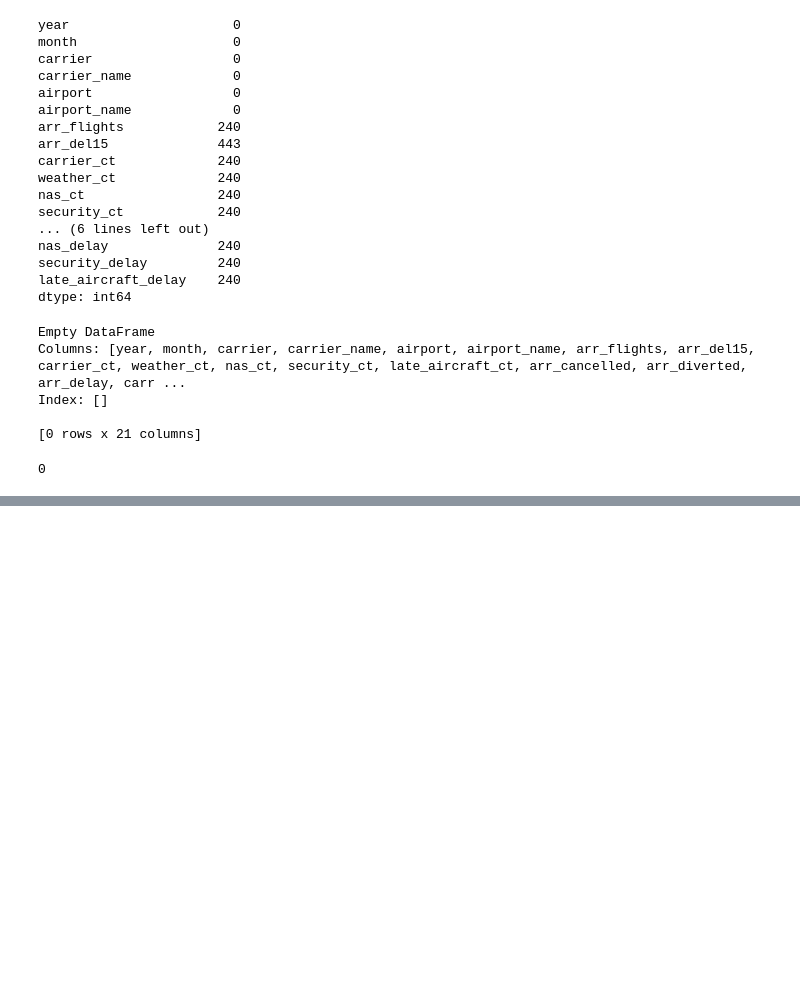
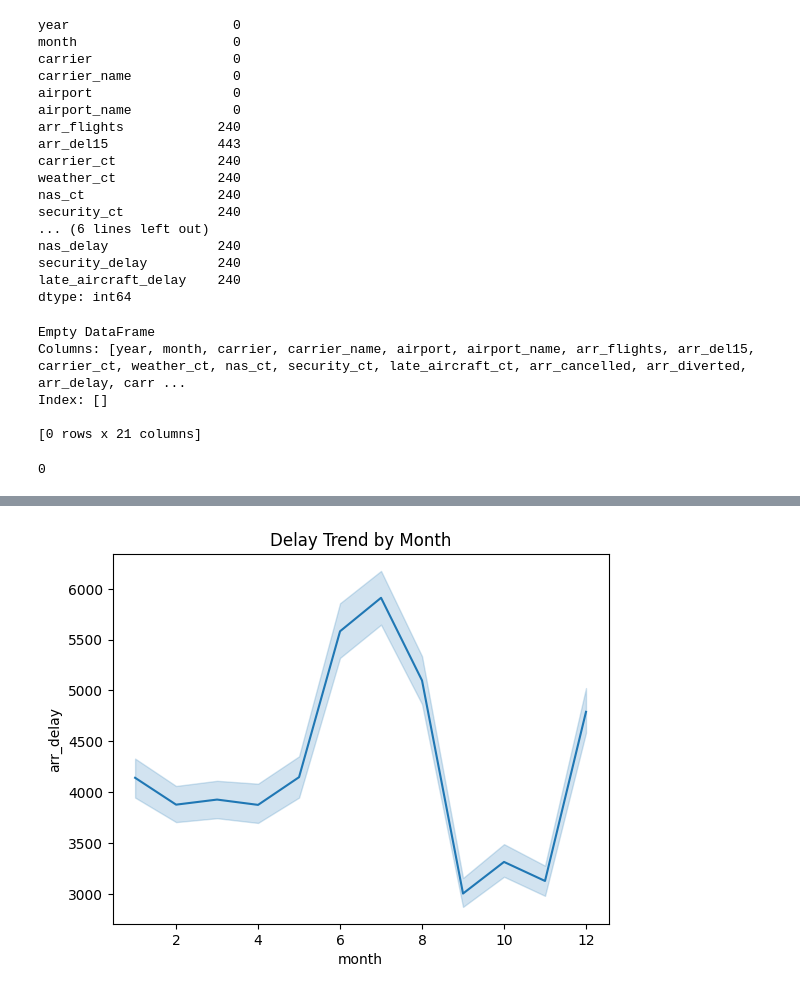
Before and after one commit to santoshkhadk/airline-delay-pipeline, a Jupyter notebook: notebook/airline-delay.ipynb, the cells around one changed output, grey strips where cells are left out. Drawn from its saved outputs; the diff is of its cells as text; code cells hidden in the pictures; blank space fills up the shorter version.

```diff
--- a/notebook/airline-delay.ipynb
+++ b/notebook/airline-delay.ipynb
@@ -85,0 +136,7 @@ KeyError: 'CarrierDelay'
+# %%
+#Monthly Delay Trend
+sns.lineplot(x='month', y='arr_delay', data=df)
+plt.title("Delay Trend by Month")
+plt.show()
+# %% [output]
+[figure, added]
```
Also changed, not shown: parts of 9 cells of this notebook.
